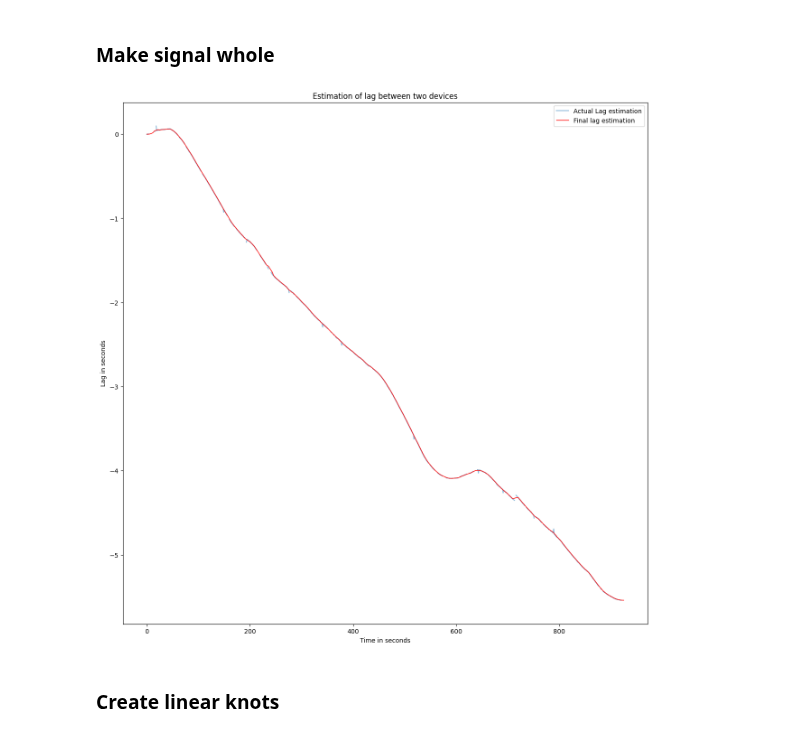
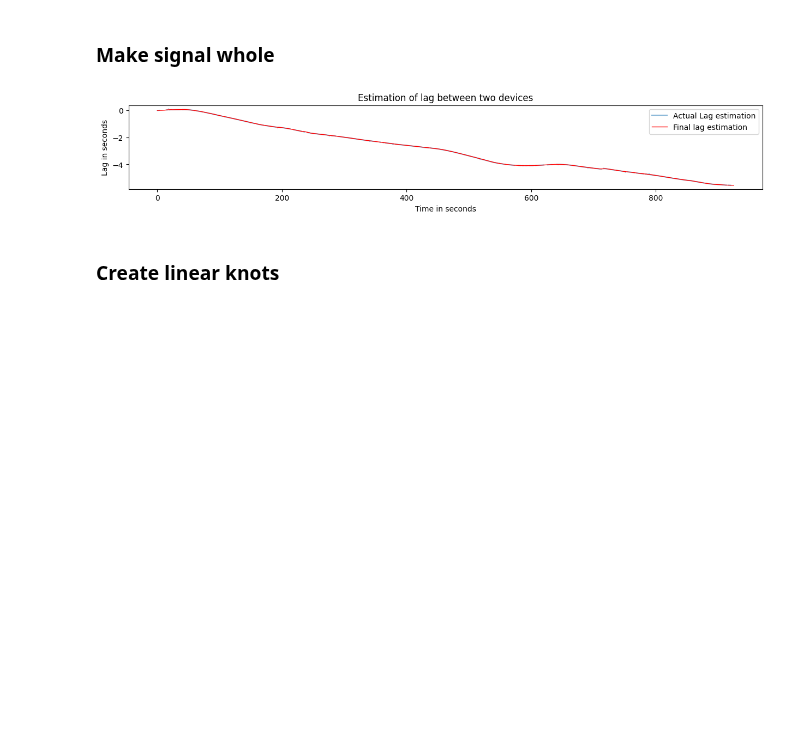
Before and after one commit to iduntech/idn-sync-data, a Jupyter notebook: sync_main.ipynb, the cells around one changed output. Cells and saved outputs as stored; diff of their text form; code cells hidden in the pictures; blank space fills up the shorter version.

Commit message:
made plot small again

```diff
--- a/sync_main.ipynb
+++ b/sync_main.ipynb
@@ -347,29 +347,29 @@ interpolated_cleaned_fine_lag_arr = interpolate_signal(cleaned_fine_lag_arr)
 smoothed_lag_arr = smooth(interpolated_cleaned_fine_lag_arr, window_size=10)
 # %%
 # Plotting the regression curve
-plt.figure(figsize=(15, 15))
+plt.figure(figsize=(15, 2))
 plt.plot(
     cleaned_fine_lag_arr / config.BASE_SAMPLE_RATE,
     label="Actual Lag estimation",
     alpha=0.5,
 )
 plt.plot(
     smoothed_lag_arr / config.BASE_SAMPLE_RATE,
     "r-",
     label="Final lag estimation",
     linewidth=1,
 )
 plt.title("Estimation of lag between two devices")
 plt.xlabel("Time in seconds")
 plt.ylabel("Lag in seconds")
 plt.legend()
 plt.savefig(
     os.path.join(folder, subject, night, "lag_estimation.png"),
     dpi=300,
     bbox_inches="tight",
 )
 # %% [output]
-[figure, old version]
+[figure, new version]
 # %% [markdown]
 ### Create linear knots
 # %%
```
Also changed, not shown: parts of 1 cell of this notebook.
